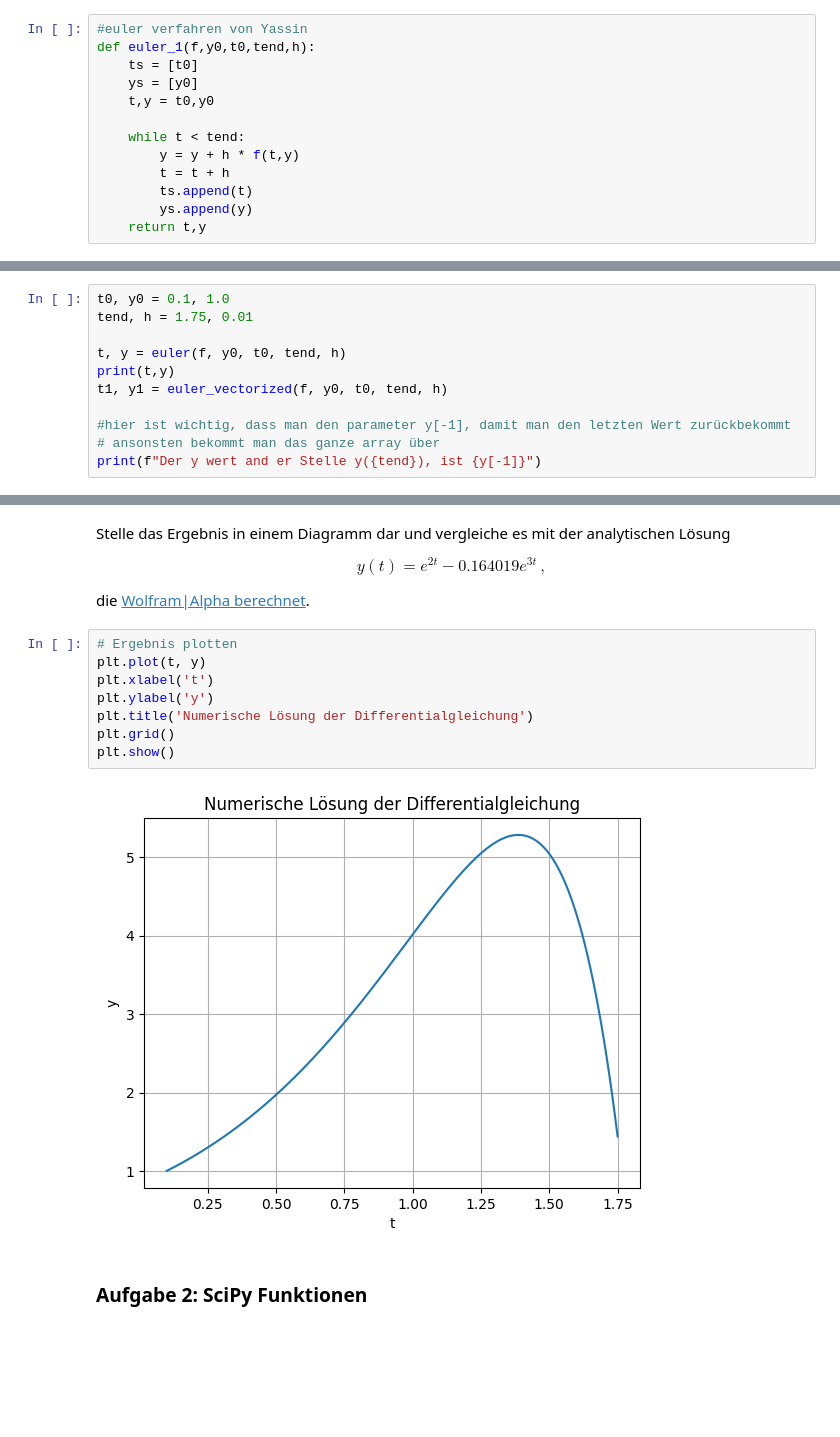
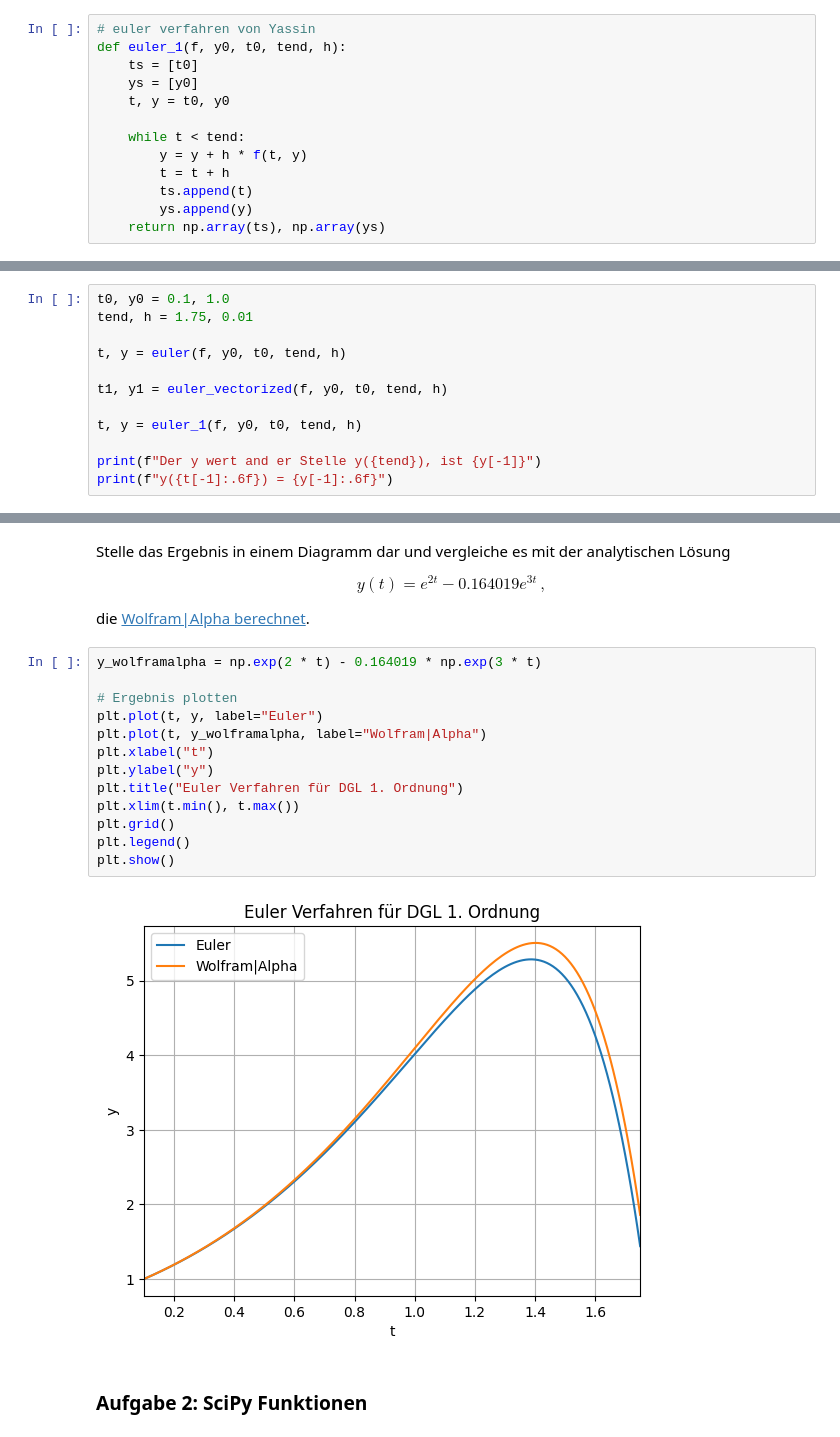
Before and after one commit to visciric/NGDS--Viscio, a Jupyter notebook: 09_DGL/09_Einarbeitung.ipynb, the cells around one changed output, grey strips where cells are left out. Saved outputs shown, nothing was run; the diff lists cells and outputs as text; blank space fills up the shorter version.

```diff
--- a/09_DGL/09_Einarbeitung.ipynb
+++ b/09_DGL/09_Einarbeitung.ipynb
@@ -100,18 +111,18 @@ def euler_vectorized(f, y0, t0, tend, h):
 
     return t, y
 # %%
-#euler verfahren von Yassin
-def euler_1(f,y0,t0,tend,h):
+# euler verfahren von Yassin
+def euler_1(f, y0, t0, tend, h):
     ts = [t0]
     ys = [y0]
-    t,y = t0,y0
+    t, y = t0, y0
 
     while t < tend:
-        y = y + h * f(t,y)
+        y = y + h * f(t, y)
         t = t + h
         ts.append(t)
         ys.append(y)
-    return t,y
+    return np.array(ts), np.array(ys)
 # %% [markdown]
 #### d) Funktionstest
 # %% [markdown]
@@ -125,10 +136,11 @@ t0, y0 = 0.1, 1.0
 tend, h = 1.75, 0.01
 
 t, y = euler(f, y0, t0, tend, h)
-print(t,y)
+
 t1, y1 = euler_vectorized(f, y0, t0, tend, h)
 
-#hier ist wichtig, dass man den parameter y[-1], damit man den letzten Wert zurückbekommt
-# ansonsten bekommt man das ganze array über
+t, y = euler_1(f, y0, t0, tend, h)
+
 print(f"Der y wert and er Stelle y({tend}), ist {y[-1]}")
+print(f"y({t[-1]:.6f}) = {y[-1]:.6f}")
 # %% [output]
@@ -180,15 +177,20 @@ $$ y(t) = e^{2t} - 0.164019 e^{3t} \,, $$
 
 die [Wolfram|Alpha berechnet](https://www.wolframalpha.com/input?i=y%27+%3D+3+*+y+-+exp%282+*+t%29+with+y%280.1%29%3D1).
 # %%
+y_wolframalpha = np.exp(2 * t) - 0.164019 * np.exp(3 * t)
+
 # Ergebnis plotten
-plt.plot(t, y)
-plt.xlabel('t')
-plt.ylabel('y')
-plt.title('Numerische Lösung der Differentialgleichung')
+plt.plot(t, y, label="Euler")
+plt.plot(t, y_wolframalpha, label="Wolfram|Alpha")
+plt.xlabel("t")
+plt.ylabel("y")
+plt.title("Euler Verfahren für DGL 1. Ordnung")
+plt.xlim(t.min(), t.max())
 plt.grid()
+plt.legend()
 plt.show()
 # %% [output]
-[figure, old version]
+[figure, new version]
 # %% [markdown]
 ### Aufgabe 2: SciPy Funktionen
 # %% [markdown]
```
Also changed, not shown: parts of 10 cells of this notebook.
